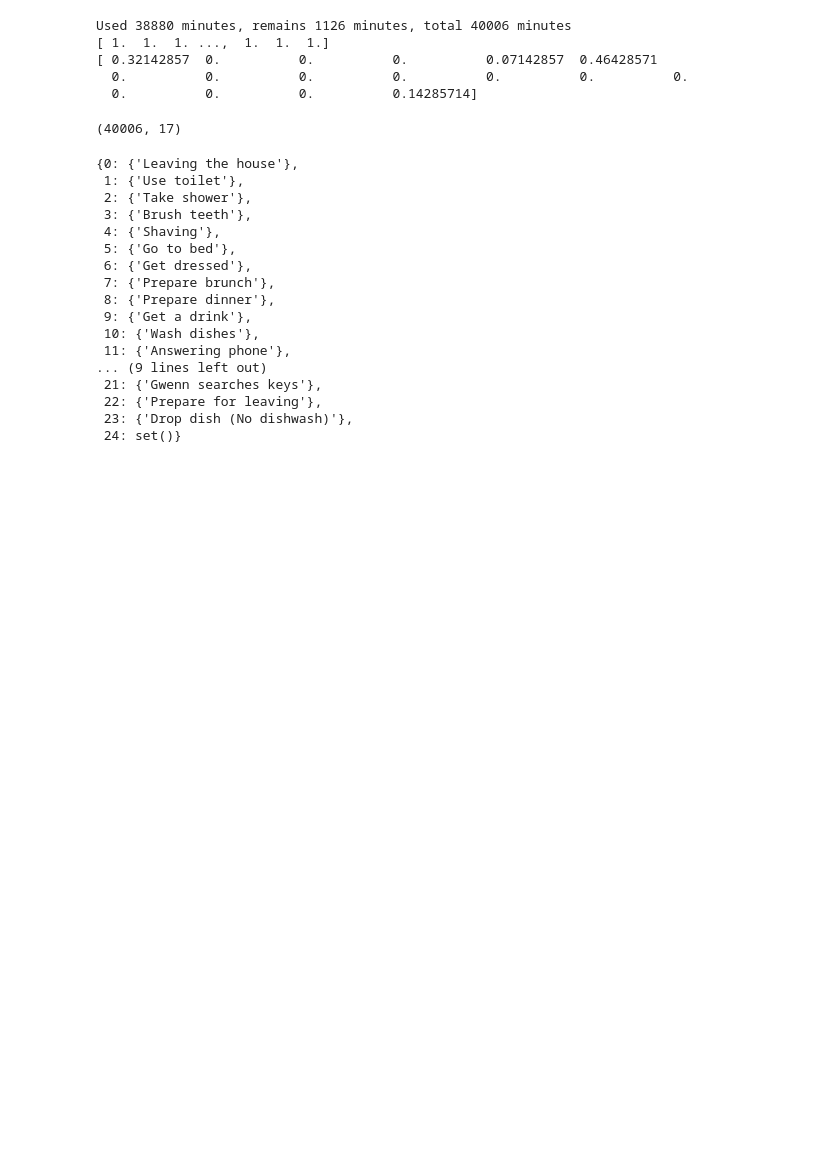
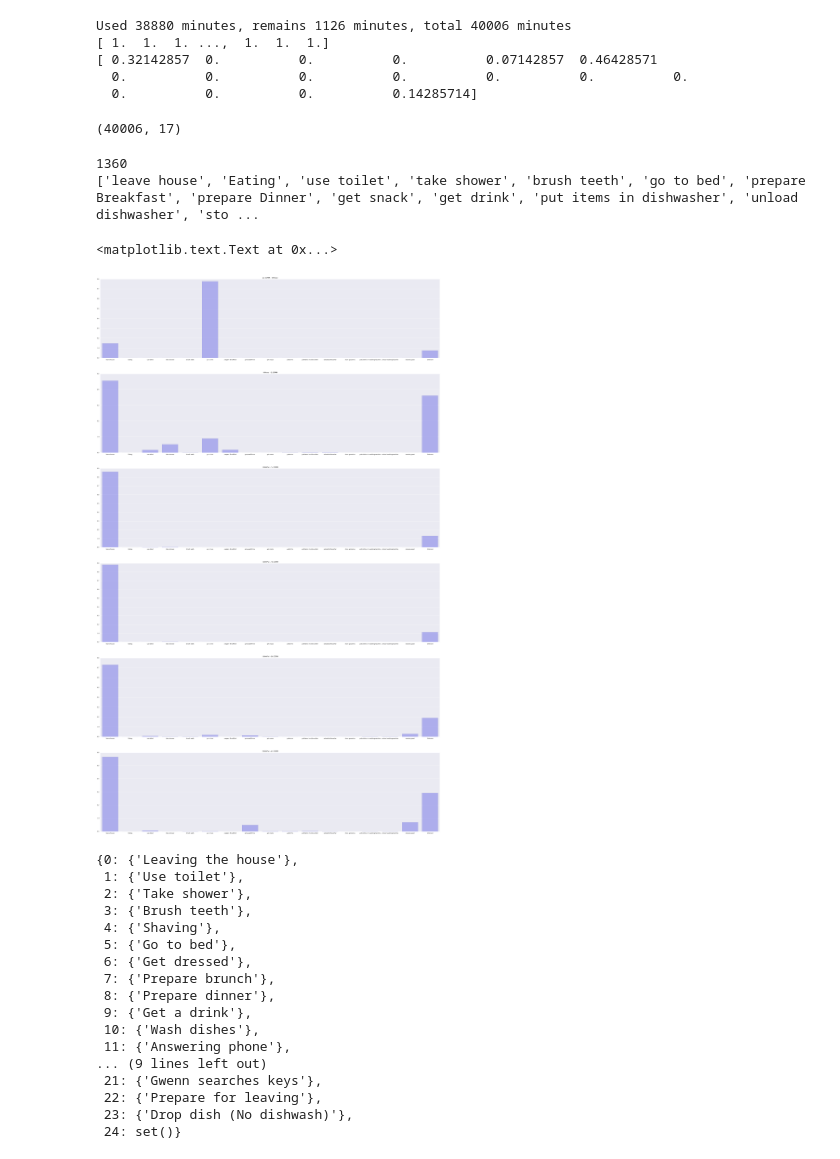
Before and after one commit to jack91an/am207finalproject, a Jupyter notebook: data/RAW_PRIOR_USED_Y.ipynb, the cells around one changed output. Saved outputs shown, nothing was run; the diff lists cells and outputs as text; code cells hidden in the pictures; blank space fills up the shorter version.

```diff
--- a/data/RAW_PRIOR_USED_Y.ipynb
+++ b/data/RAW_PRIOR_USED_Y.ipynb
@@ -137,6 +137,40 @@ Used 38880 minutes, remains 1126 minutes, total 40006 minutes
   0.          0.          0.          0.          0.          0.          0.
   0.          0.          0.          0.14285714]
 (40006, 17)
+# %%
+acts = np.arange(num_act)
+fig, ax = plt.subplots(6,1,figsize = (40,65))
+zero_start = first_time_dict[0]
+print zero_start
+six_am_prior = np.mean(priorA[zero_start + 23*HOUR:zero_start + DAY + 6*HOUR], axis = 0)
+sns.barplot(acts,np.mean(priorA[zero_start + 7*HOUR:zero_start + 9*HOUR], axis = 0),color='b',alpha = 0.3,ax = ax[0])
+sns.barplot(acts,np.mean(priorA[zero_start + 10*HOUR:zero_start + 12*HOUR], axis = 0),color='b',alpha = 0.3,ax = ax[1])
+sns.barplot(acts,np.mean(priorA[zero_start + 12*HOUR:zero_start + 14*HOUR], axis = 0),color='b',alpha = 0.3,ax = ax[2])
+sns.barplot(acts,np.mean(priorA[zero_start + 14*HOUR:zero_start + 18*HOUR], axis = 0),color='b',alpha = 0.3,ax = ax[3])
+sns.barplot(acts,np.mean(priorA[zero_start + 18*HOUR:zero_start + 20*HOUR], axis = 0),color='b',alpha = 0.3,ax = ax[4])
+sns.barplot(acts,np.mean(priorA[zero_start + 20*HOUR:zero_start + 23*HOUR], axis = 0),color='b',alpha = 0.3,ax = ax[5])
+
+#print [list(i)[0] if i is not None else 'Unkown' for i in i2m.values()]
+ddb = []
+for i in i2m.values():
+    if i:
+        ddb.append(list(i)[0])
+    else:
+        ddb.append('Unknown')
+print ddb
+for i in range(6):
+    ax[i].set_xticklabels(ddb)
+ax[0].set_title('23:00PM - 6:00AM')
+ax[1].set_title('8:00AM - 9:00AM')
+ax[2].set_title('12:00PM - 14:00PM')
+ax[3].set_title('14:00PM - 18:00PM')
+ax[4].set_title('18:00PM - 20:00PM')
+ax[5].set_title('20:00PM - 23:00PM')
+# %% [output]
+1360
+['leave house', 'Eating', 'use toilet', 'take shower', 'brush teeth', 'go to bed', 'prepare Breakfast', 'prepare Dinner', 'get snack', 'get drink', 'put items in dishwasher', 'unload dishwasher', 'sto ...
+<matplotlib.text.Text at 0x...>
+[figure, added]
 # %%
 i2m
 # %% [output]
```
Also changed, not shown: parts of 5 cells of this notebook.
